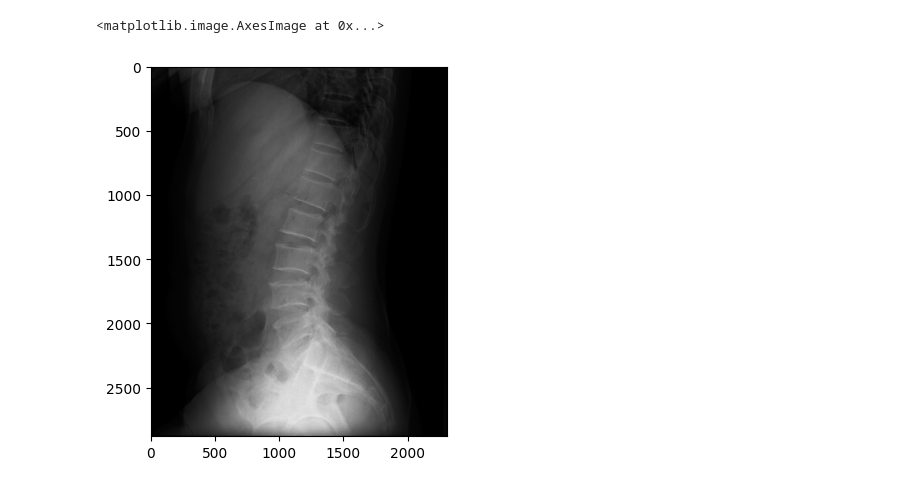
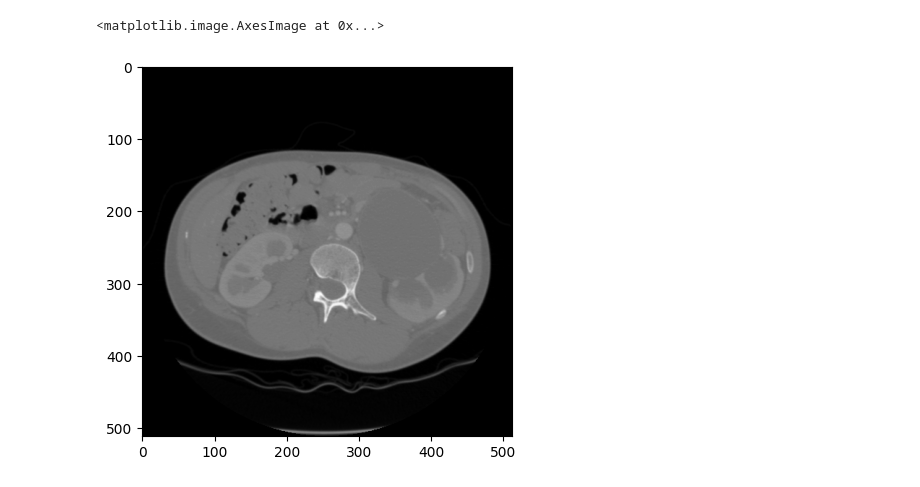
Before and after one commit to NhanVo-gmt/Dicom, a Jupyter notebook: dicomreader.ipynb, the cells around one changed output. Drawn from its saved outputs; the diff is of its cells as text; code cells hidden in the pictures.

```diff
--- a/dicomreader.ipynb
+++ b/dicomreader.ipynb
@@ -4,10 +4,10 @@ import matplotlib.pylab as plt
 import cv2
 from utils import dicom, img
 # %%
-dicomreader = dicom.DICOM("./image/27JJYP.dcm", "./image/download/dark.jpg")
+dicomreader = dicom.DICOM("./image/sample.dcm", "./image/sample.jpg")
 dicomreader.process()
 # print(dicomreader.dcm.pixel_array.max())
 plt.imshow(dicomreader.image, cmap='gray')
 # %% [output]
 <matplotlib.image.AxesImage at 0x...>
-[figure, old version]
+[figure, new version]
```
Also changed, not shown: 4 other files.
